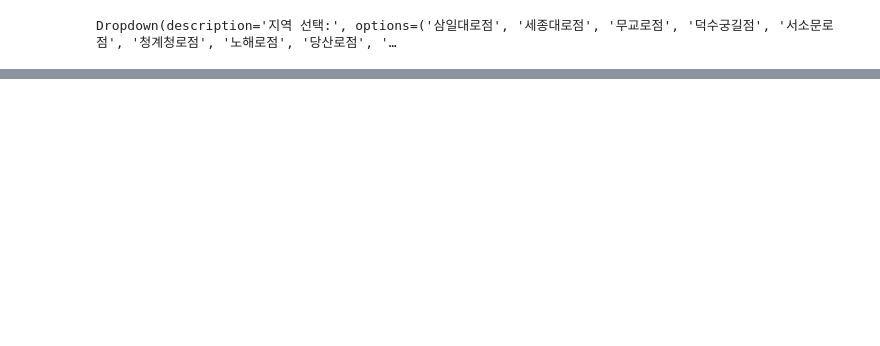
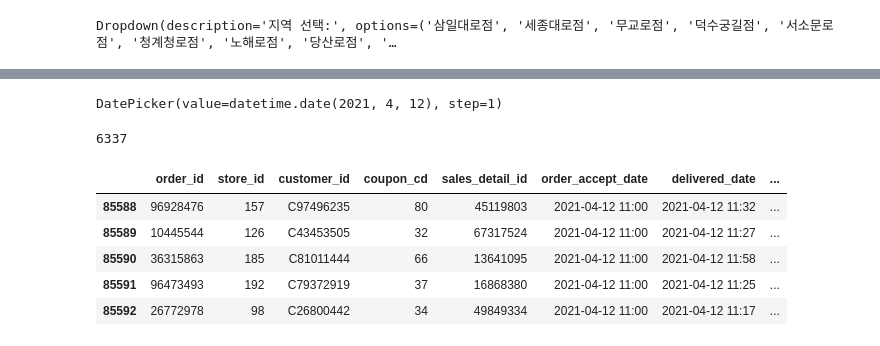
Before and after one commit to daebeobkim/python-bigdata, a Jupyter notebook: EDA/mysql test.ipynb, the cells around one changed output, grey strips where cells are left out. Cells and saved outputs as stored; diff of their text form; code cells hidden in the pictures; blank space fills up the shorter version.

```diff
--- a/EDA/mysql test.ipynb
+++ b/EDA/mysql test.ipynb
@@ -132,0 +115,28 @@ ToggleButtons(options=('서울', '부산', '대전', '광주', '세종', '경기
+# %%
+from ipywidgets import DatePicker
+import datetime
+
+all.loc[:,'order_date'] = pd.to_datetime(
+    all['order_accept_date']).dt.date
+
+def order_by_date(val):
+    clear_output()
+    display(date_picker)
+    pick_data = all.loc[
+        (all['all']==val['new'])&
+        (all['status'].isin([1,2]))]
+    print(len(pick_data))
+    display(pick_data.head())
+
+date_picker = DatePicker(value=datetime.datetime(2021,4,1))
+date_picker.observe(order_by_date,names='value')
+display(date_picker)
+# %% [output]
+DatePicker(value=datetime.date(2021, 4, 12), step=1)
+6337
+|  | order_id | store_id | customer_id | coupon_cd | sales_detail_id | order_accept_date | delivered_date | ... |
+| 85588 | 96928476 | 157 | C97496235 | 80 | 45119803 | 2021-04-12 11:00 | 2021-04-12 11:32 | ... |
+| 85589 | 10445544 | 126 | C43453505 | 32 | 67317524 | 2021-04-12 11:00 | 2021-04-12 11:27 | ... |
+| 85590 | 36315863 | 185 | C81011444 | 66 | 13641095 | 2021-04-12 11:00 | 2021-04-12 11:58 | ... |
+| 85591 | 96473493 | 192 | C79372919 | 37 | 16868380 | 2021-04-12 11:00 | 2021-04-12 11:25 | ... |
+| 85592 | 26772978 | 98 | C26800442 | 34 | 49849334 | 2021-04-12 11:00 | 2021-04-12 11:17 | ... |
```
Also changed, not shown: parts of 3 cells of this notebook.
